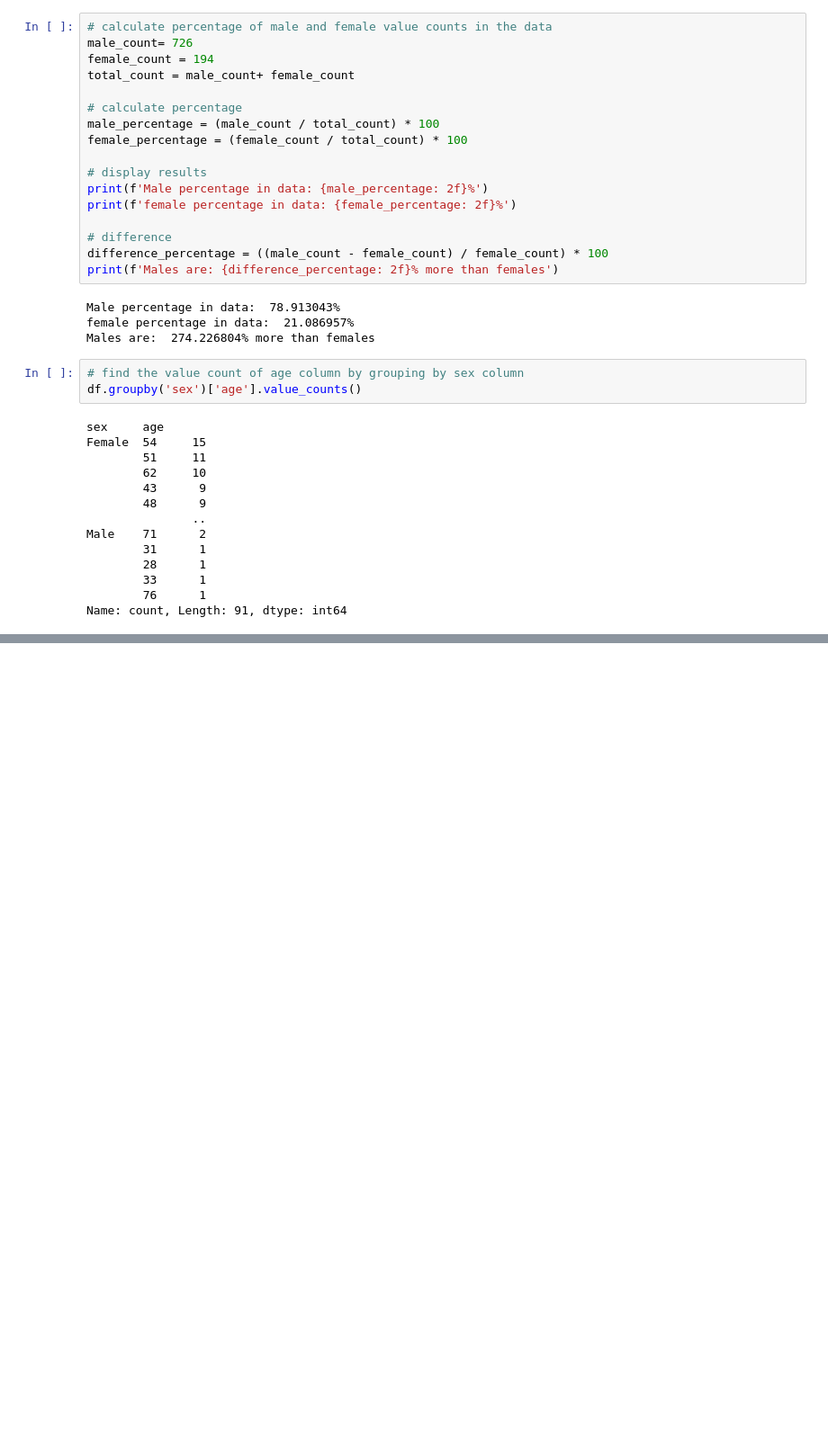
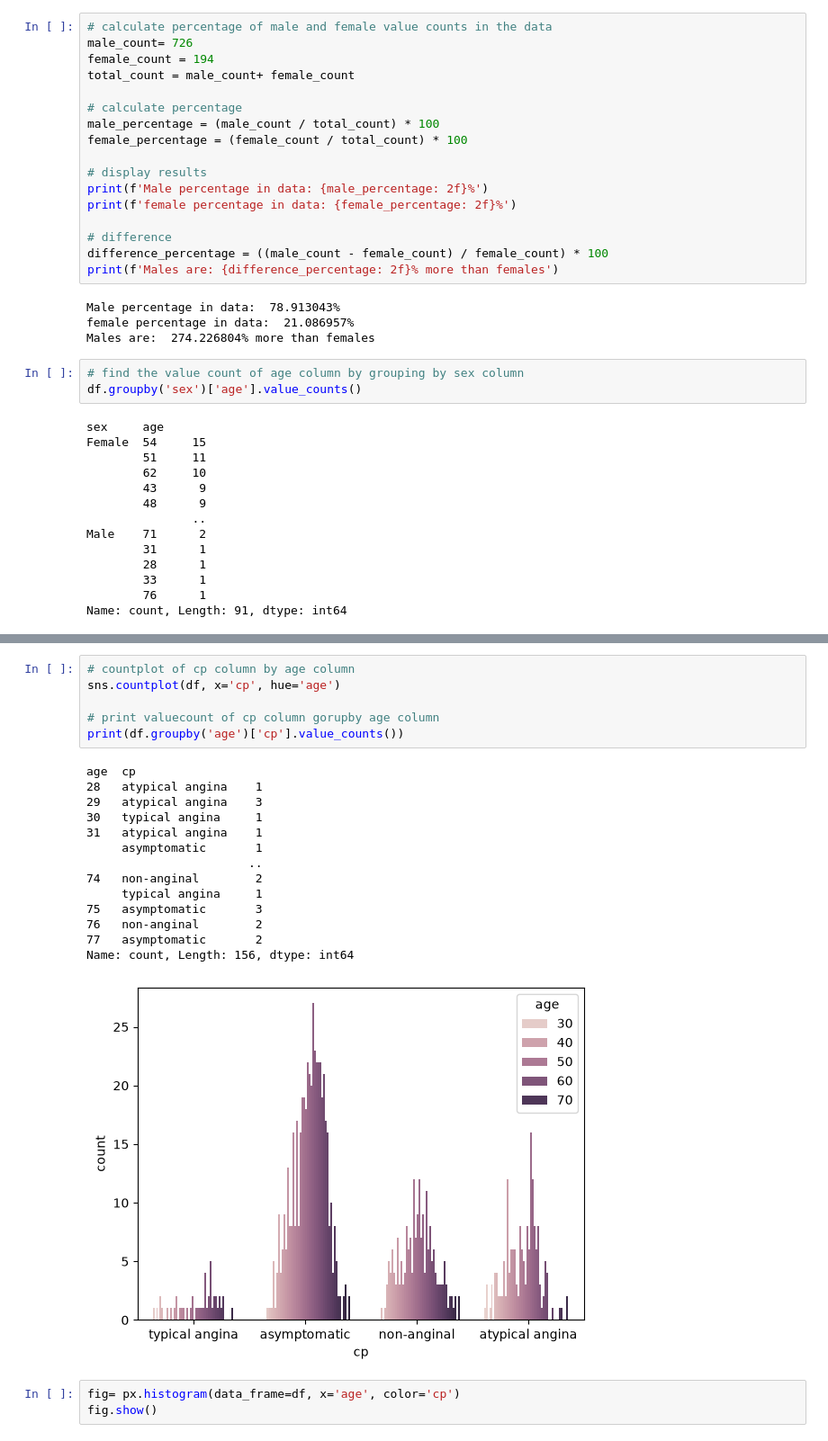
Before and after one commit to mtalhaimran104/cardiorisk-ai, a Jupyter notebook: heart_disease_prediction.ipynb, the cells around one changed output, grey strips where cells are left out. Shown at 90% size. Drawn from its saved outputs; the diff is of its cells as text; blank space fills up the shorter version.

```diff
--- a/heart_disease_prediction.ipynb
+++ b/heart_disease_prediction.ipynb
@@ -182,0 +314,24 @@ Name: count, Length: 91, dtype: int64
+# %%
+# countplot of cp column by age column
+sns.countplot(df, x='cp', hue='age')
+
+# print valuecount of cp column gorupby age column
+print(df.groupby('age')['cp'].value_counts())
+# %% [output]
+age  cp
+28   atypical angina    1
+29   atypical angina    3
+30   typical angina     1
+31   atypical angina    1
+     asymptomatic       1
+                       ..
+74   non-anginal        2
+     typical angina     1
+75   asymptomatic       3
+76   non-anginal        2
+77   asymptomatic       2
+Name: count, Length: 156, dtype: int64
+[figure, added]
+# %%
+fig= px.histogram(data_frame=df, x='age', color='cp')
+fig.show()
```
Also changed, not shown: parts of 12 cells of this notebook.
